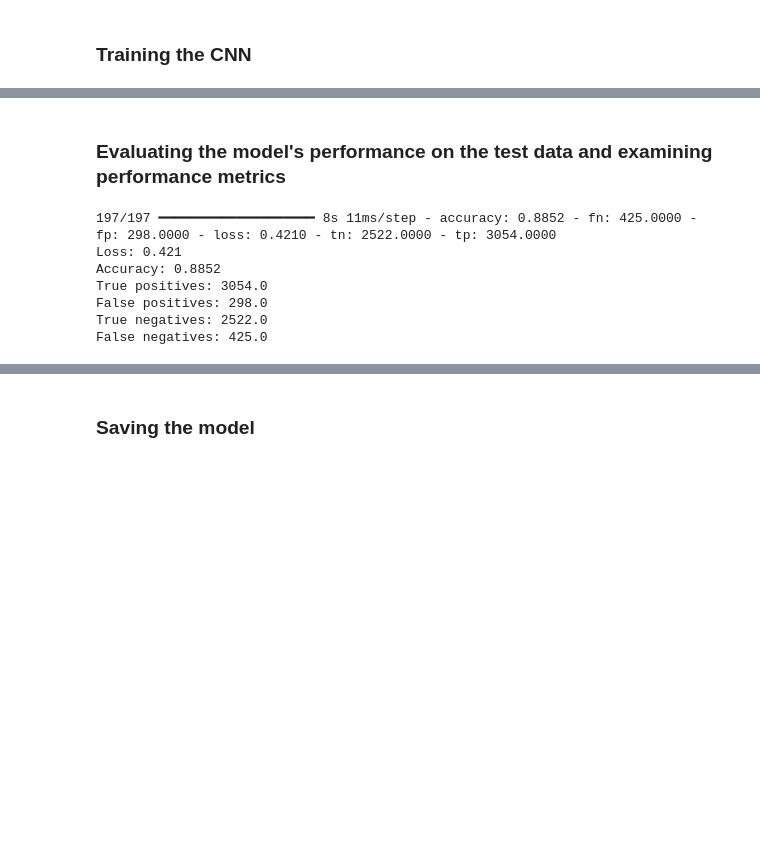
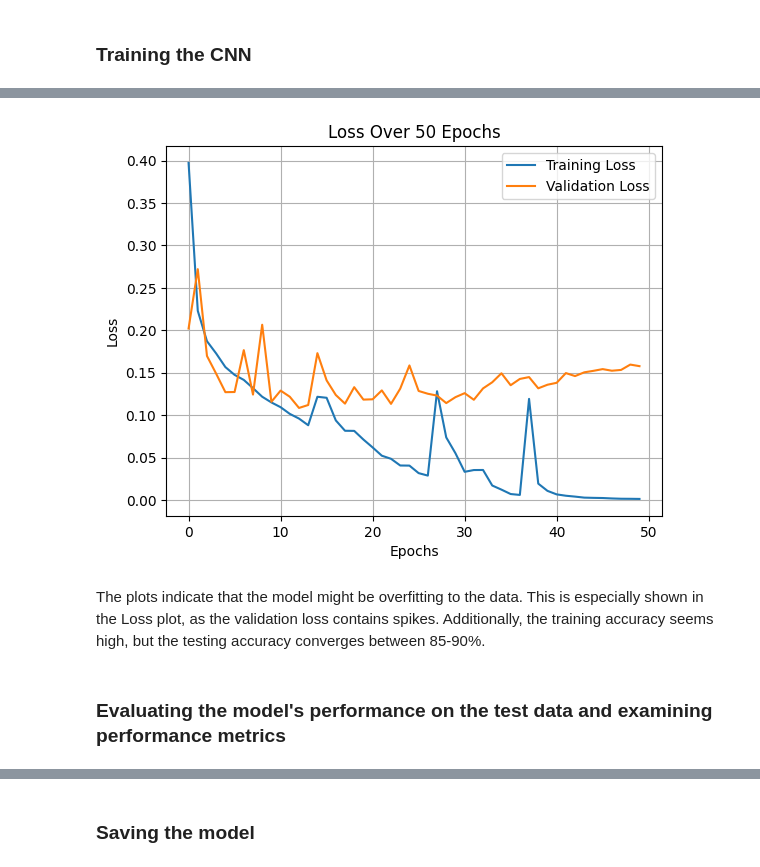
Before and after one commit to khushikhan0/ds4420_project, a Jupyter notebook: src/cnn.ipynb, the cells around one changed output, grey strips where cells are left out. Cells and saved outputs as stored; diff of their text form; code cells hidden in the pictures; blank space fills up the shorter version.

```diff
--- a/src/cnn.ipynb
+++ b/src/cnn.ipynb
@@ -208,24 +236,15 @@ Epoch 50/50
+# %%
+plt.plot(history.history["loss"], label="Training Loss")
+plt.plot(history.history["val_loss"], label="Validation Loss")
+plt.title(f"Loss Over {epochs} Epochs")
+plt.xlabel("Epochs")
+plt.ylabel("Loss")
+plt.legend()
+plt.grid(True)
+plt.show()
+# %% [output]
+[figure, added]
+# %% [markdown]
+The plots indicate that the model might be overfitting to the data. This is especially shown in the Loss plot, as the validation loss contains spikes. Additionally, the training accuracy seems high, but the testing accuracy converges between 85-90%.
 # %% [markdown]
 ### Evaluating the model's performance on the test data and examining performance metrics
-# %%
-score = model.evaluate(test_dataset)
-
-model_metrics = {
-    'Loss': round(score[0], 4),
-    'Accuracy': round(score[1], 4),
-    'True positives': score[2],
-    'False positives': score[3],
-    'True negatives': score[4],
-    'False negatives': score[5]
-}
-
-for metric, score in model_metrics.items():
-    print(f"{metric}: {score}")
-# %% [output]
-197/197 ━━━━━━━━━━━━━━━━━━━━ 8s 11ms/step - accuracy: 0.8852 - fn: 425.0000 - fp: 298.0000 - loss: 0.4210 - tn: 2522.0000 - tp: 3054.0000
-Loss: 0.421
-Accuracy: 0.8852
-True positives: 3054.0
-False positives: 298.0
-True negatives: 2522.0
-False negatives: 425.0
```
Also changed, not shown: parts of 17 cells of this notebook, 4 other files.
